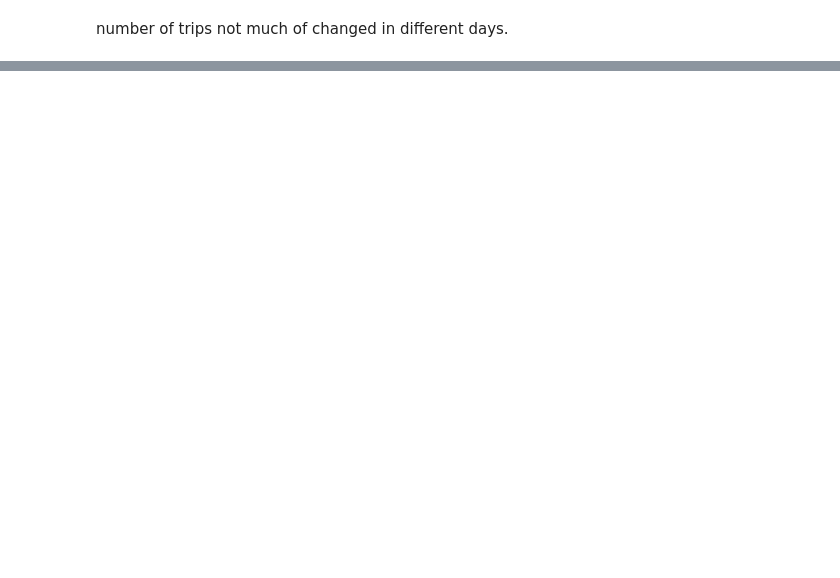
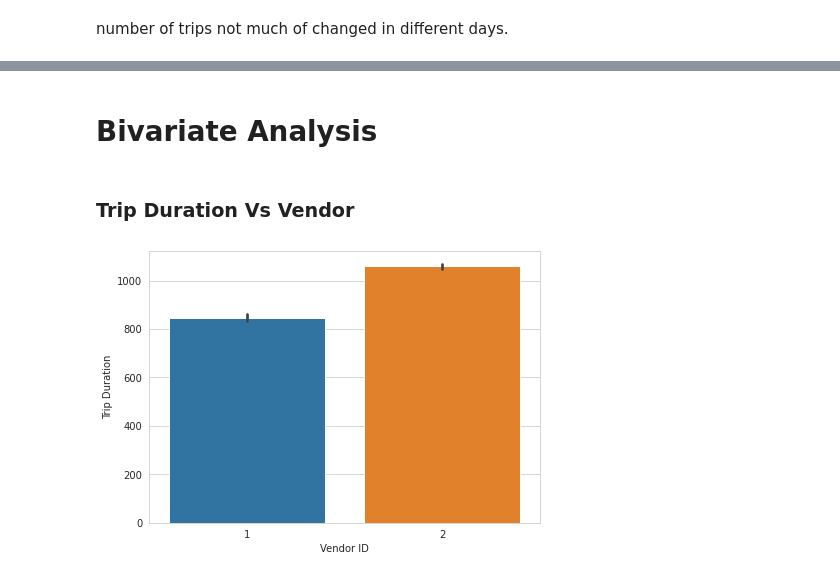
Before and after one commit to pranay2310/NYC-Taxi-Trip-Time-Prediction---Capstone-Project.ipynb, a Jupyter notebook: NYC_Taxi_Trip_Time_Prediction_Capstone_Project.ipynb, the cells around one changed output, grey strips where cells are left out. Cells and saved outputs as stored; diff of their text form; code cells hidden in the pictures; blank space fills up the shorter version.

```diff
--- a/NYC_Taxi_Trip_Time_Prediction_Capstone_Project.ipynb
+++ b/NYC_Taxi_Trip_Time_Prediction_Capstone_Project.ipynb
@@ -343,0 +397,13 @@ number of trips not much of changed in different days.
+# %% [markdown]
+# Bivariate Analysis
+# %% [markdown]
+### Trip Duration Vs Vendor
+# %%
+sns.set_style(style='whitegrid')
+plt.figure(figsize = (7,5))
+sns.barplot(data.vendor_id,data.trip_duration)
+plt.xlabel('Vendor ID')
+plt.ylabel('Trip Duration')
+plt.show()
+# %% [output]
+[figure, added]
```
Also changed, not shown: parts of 58 cells of this notebook.
